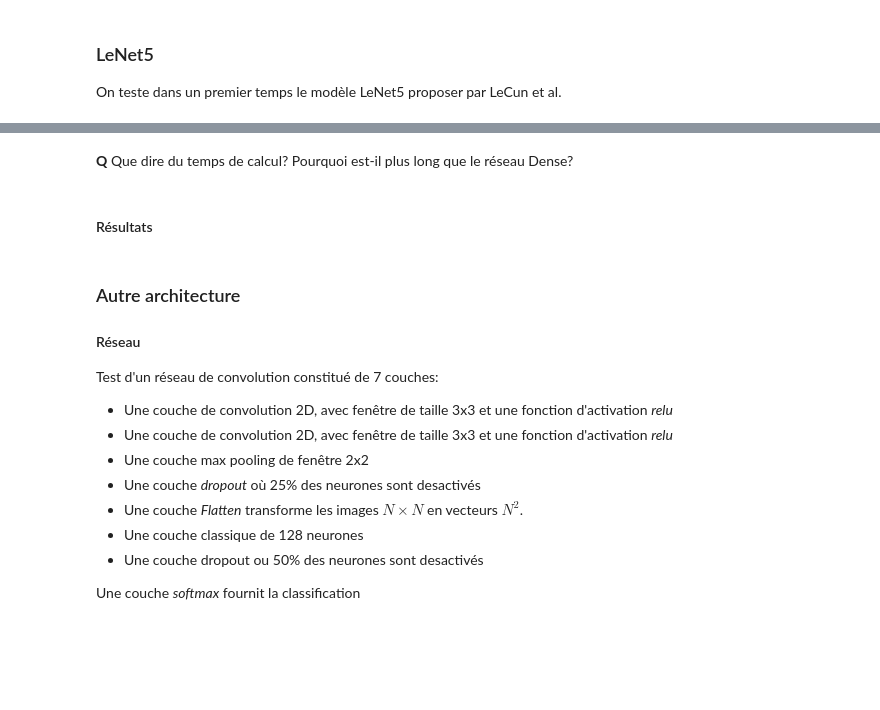
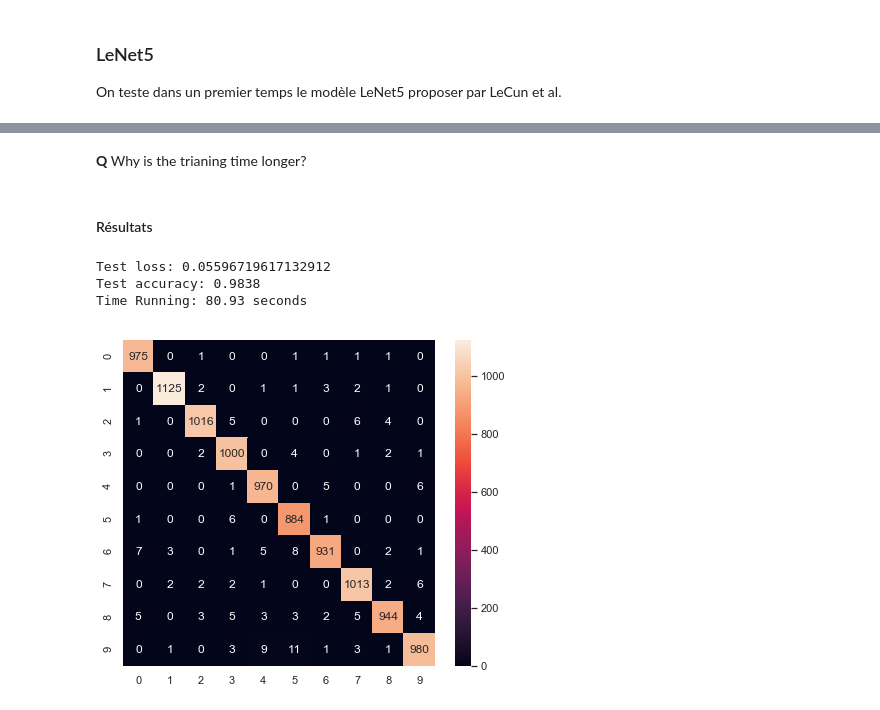
Before and after one commit to wikistat/High-Dimensional-Deep-Learning, a Jupyter notebook: ImageClassification/Atelier-keras-MNIST.ipynb, the cells around one changed output, grey strips where cells are left out. Drawn from its saved outputs; the diff is of its cells as text; code cells hidden in the pictures; blank space fills up the shorter version.

```diff
--- a/ImageClassification/Atelier-keras-MNIST.ipynb
+++ b/ImageClassification/Atelier-keras-MNIST.ipynb
@@ -157,0 +214,4 @@ Un réseau de neuronne constitué d'une couche de convolution constitué d'un se
+# %%
+X_train_conv = np.expand_dims(X_train,axis=-1)
+X_test_conv = np.expand_dims(X_test,axis=-1)
+X_train_conv.shape
@@ -275,13 +367,13 @@ LeNet5model.summary()
 # %%
 # Apprentissage
-LeNet5model.compile(loss="categorical_crossentropy",
+LeNet5model.compile(loss="sparse_categorical_crossentropy",
               optimizer=ko.Adadelta(),
               metrics=['accuracy'])
 ts=time.time()
-LeNet5model.fit(X_train_conv, Y_train_cat,
+LeNet5model.fit(X_train_conv, Y_train,
           batch_size=batch_size,
           epochs=epochs,
           verbose=1,
-          validation_data=(X_test_conv, Y_test_cat))
+          validation_data=(X_test_conv, Y_test))
 te=time.time()
 t_train_conv = te-ts
@@ -288,29 +398,19 @@ t_train_conv = te-ts
-# %% [markdown]
-**Q** Que dire du temps de calcul? Pourquoi est-il plus long que le réseau Dense?
+# %% [markdown]
+**Q** Why is the trianing time longer?
 # %% [markdown]
 #### Résultats
 # %%
-score_conv = LeNet5model.evaluate(X_test_conv, Y_test_cat, verbose=0)
+score_conv = LeNet5model.evaluate(X_test_conv, Y_test, verbose=0)
 predict_conv = LeNet5model.predict(X_test_conv)
 print('Test loss:', score_conv[0])
 print('Test accuracy:', score_conv[1])
 print("Time Running: %.2f seconds" %t_train_conv )
 
 fig=plt.figure(figsize=(7,6))
 ax = fig.add_subplot(1,1,1)
 ax = sb.heatmap(pd.DataFrame(confusion_matrix(Y_test, predict_conv.argmax(1))), annot=True, fmt="d")
+# %% [output]
+Test loss: 0.05596719617132912
+Test accuracy: 0.9838
+Time Running: 80.93 seconds
+[figure, added]
-# %% [markdown]
-### Autre architecture
-
-#### Réseau
-Test d'un réseau de convolution constitué de 7 couches:
-
-* Une couche de convolution 2D, avec fenêtre de taille 3x3 et une fonction d'activation *relu*
-* Une couche de convolution 2D, avec fenêtre de taille 3x3 et une fonction d'activation *relu*
-* Une couche max pooling de fenêtre 2x2
-* Une couche *dropout* où 25% des neurones sont desactivés
-* Une couche *Flatten* transforme les images $N \times N$ en vecteurs $N^2$.
-* Une couche classique de 128 neurones
-* Une couche dropout ou 50% des neurones sont desactivés
-
-Une couche *softmax* fournit la classification
```
Also changed, not shown: parts of 81 cells of this notebook, 2 other files.
